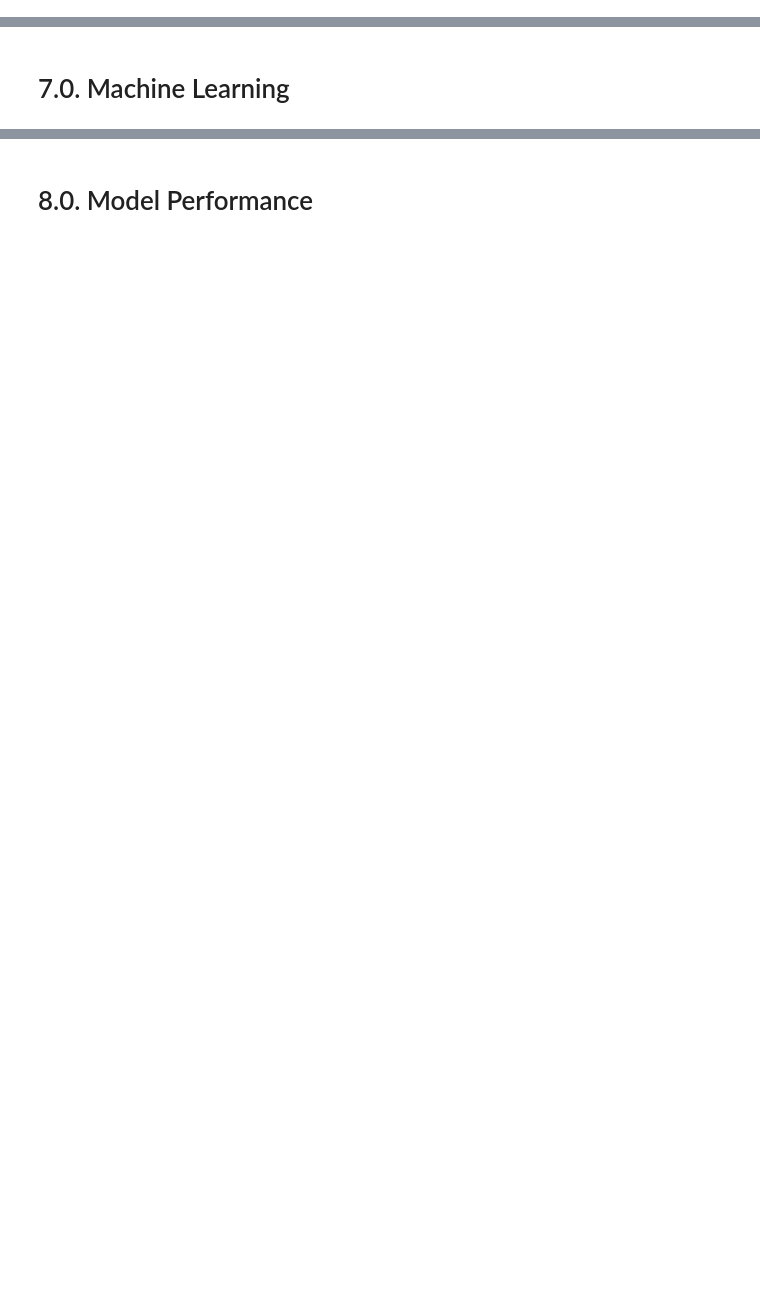
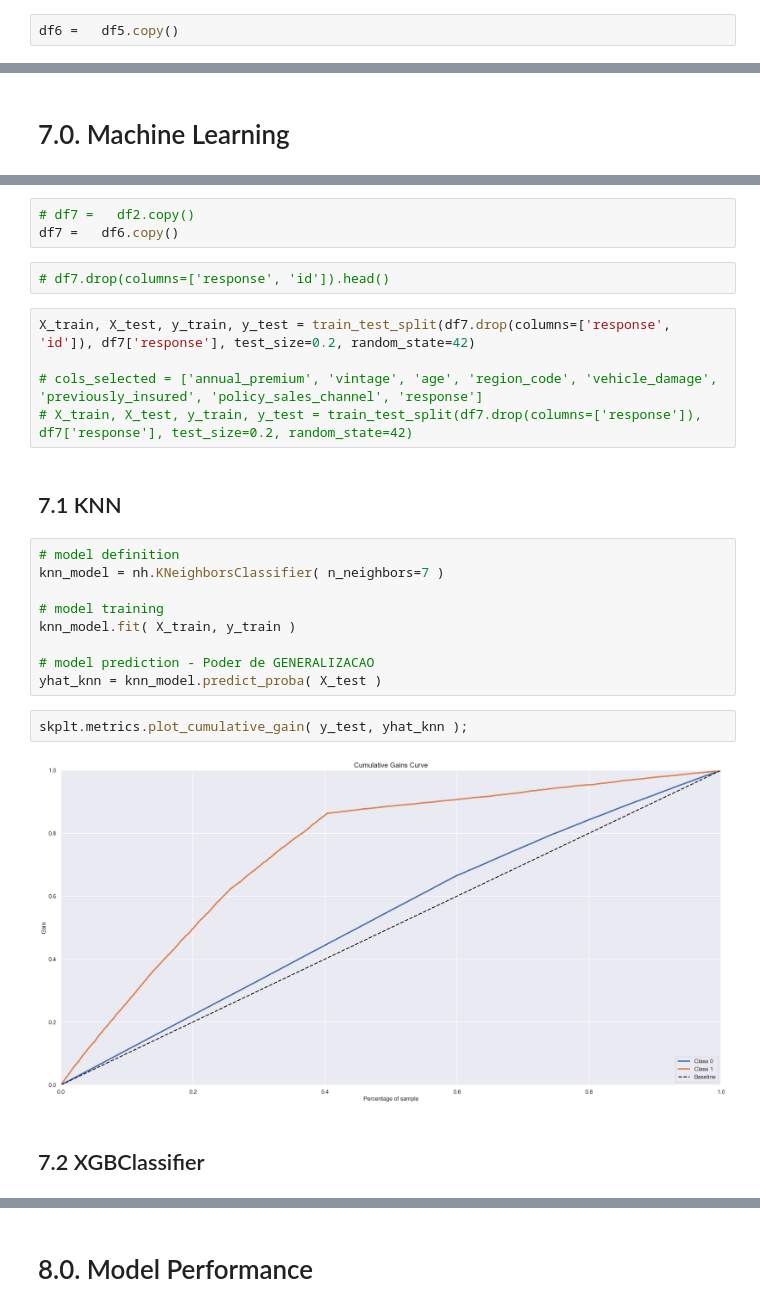
Before and after one commit to FernandoBatistaDS/LearningRank, a Jupyter notebook: main.ipynb, the cells around one changed output, grey strips where cells are left out. Cells and saved outputs as stored; diff of their text form; blank space fills up the shorter version.

Commit message:
fix: model machine learning

```diff
--- a/main.ipynb
+++ b/main.ipynb
@@ -415,2 +623,4 @@ plt.show()
 # %% [markdown]
 # 6.0. Feature Selection
+# %%
+df6 =   df5.copy()
@@ -418,0 +652,27 @@ plt.show()
+# %%
+# df7 =   df2.copy()
+df7 =   df6.copy()
+# %%
+# df7.drop(columns=['response', 'id']).head()
+# %%
+X_train, X_test, y_train, y_test = train_test_split(df7.drop(columns=['response', 'id']), df7['response'], test_size=0.2, random_state=42)
+
+# cols_selected = ['annual_premium', 'vintage', 'age', 'region_code', 'vehicle_damage', 'previously_insured', 'policy_sales_channel', 'response']
+# X_train, X_test, y_train, y_test = train_test_split(df7.drop(columns=['response']), df7['response'], test_size=0.2, random_state=42)
+# %% [markdown]
+## 7.1 KNN
+# %%
+# model definition
+knn_model = nh.KNeighborsClassifier( n_neighbors=7 )
+
+# model training
+knn_model.fit( X_train, y_train )
+
+# model prediction - Poder de GENERALIZACAO
+yhat_knn = knn_model.predict_proba( X_test )
+# %%
+skplt.metrics.plot_cumulative_gain( y_test, yhat_knn );
+# %% [output]
+[figure, added]
+# %% [markdown]
+## 7.2 XGBClassifier
```
Also changed, not shown: parts of 50 cells of this notebook.
